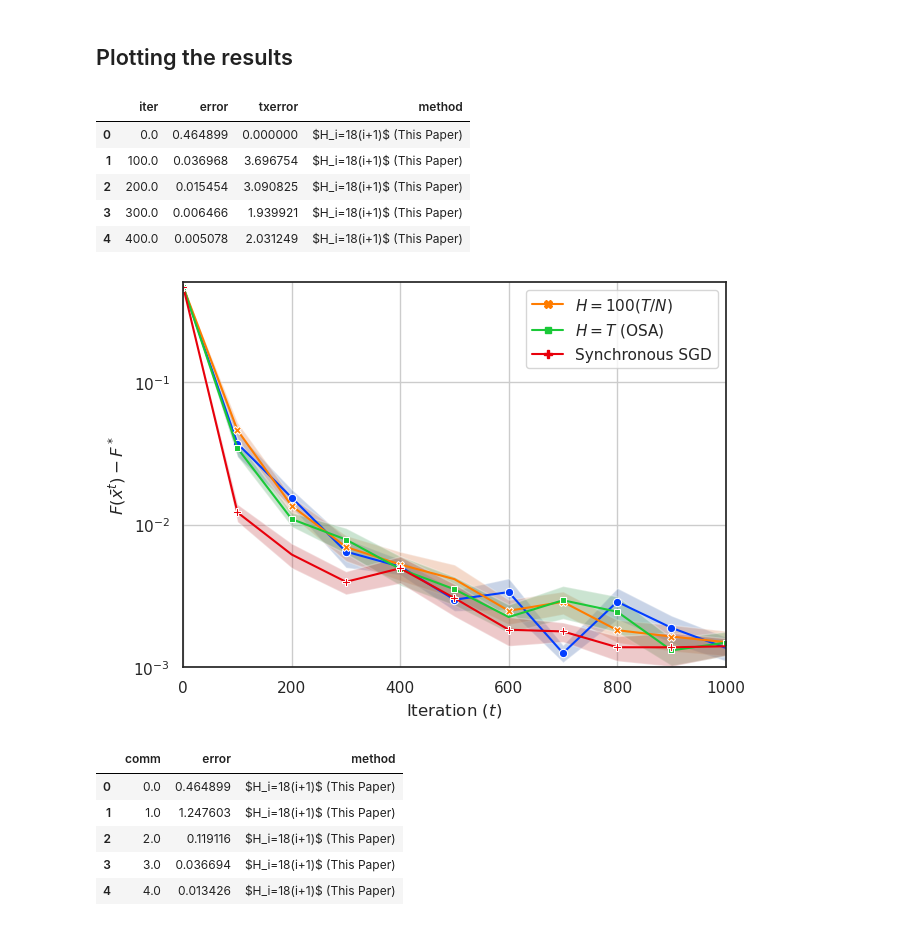
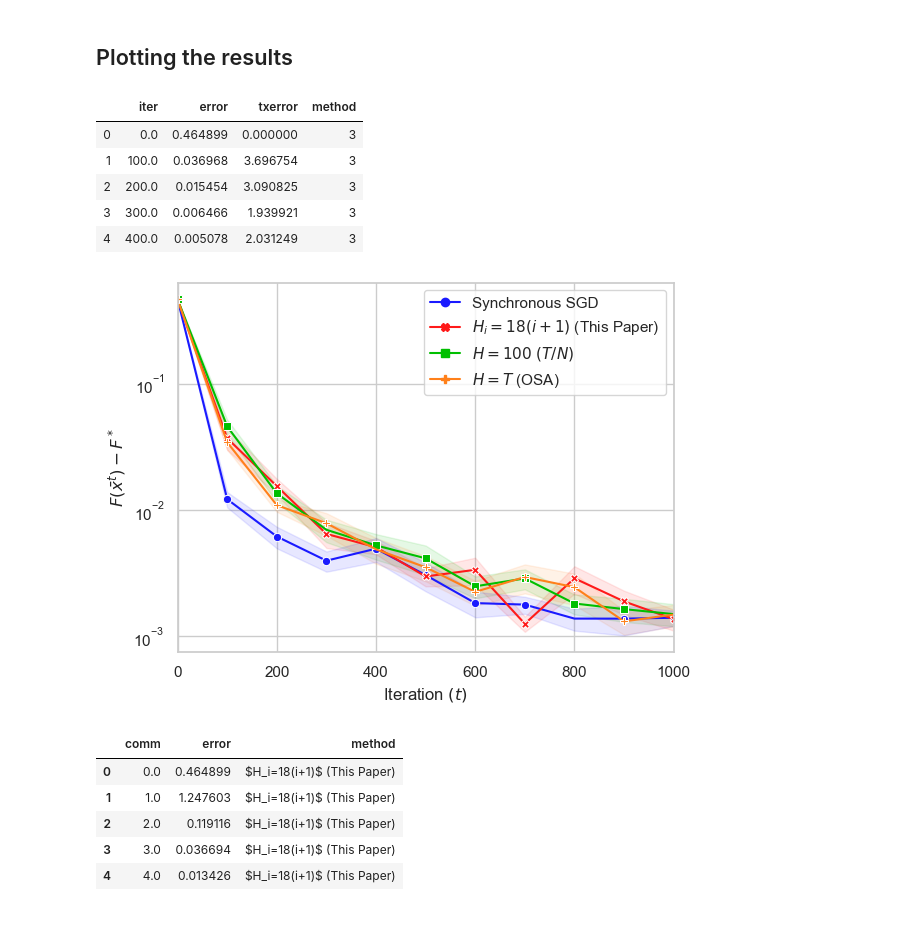
Before and after one commit to spiridonoff/Local-SGD, a Jupyter notebook: logistic_regression.ipynb, the cells around one changed output. Cells and saved outputs as stored; diff of their text form; code cells hidden in the pictures.

```diff
--- a/logistic_regression.ipynb
+++ b/logistic_regression.ipynb
@@ -337,7 +337,7 @@ def get_comms(method, arg, N=None, T=None):
         H = arg.T/R
         print(f"H={H}")
         comms = [int(np.ceil(H*r)) for r in range(R+1) if H*r <= T]
-        plot_labels[method] = r'$H=%d (T/N)$' %H
+        plot_labels[method] = r'$H=%d$ $(T/N)$' %H
 
     elif method == 5:
         comms = [0,T]
@@ -507,8 +510,8 @@ dict_keys(['iter_avg_dict', 'iter_std_dict', 'comm_dict', 'arg', 'plot_labels'])
 # %%
 sns.reset_defaults()
 sns.set(
-    rc={'figure.figsize':(7,5)},
-    style="white" # nicer layout
+#     rc={'figure.figsize':(7,5)},
+    style="whitegrid" # nicer layout
 )
 # %%
 # Combining the outputs in one dataframe for Seaborn
@@ -528,47 +531,60 @@ for m in methods:
 #     txerrors_std = np.append(txerrors_std, iter_std_dict[m]*(arg.plot_every*np.arange(len(iter_std_dict[m]))))
 
     iterations = np.append(iterations, arg.plot_every*np.arange(len(iter_avg_dict[m])))
-    methods_list += [plot_labels[m]]*len(iter_avg_dict[m])
+#     methods_list += [plot_labels[m]]*len(iter_avg_dict[m])
+    methods_list += [m]*len(iter_avg_dict[m])
 
 
 iter_df = pd.DataFrame({'iter': iterations, 'error': errors, 'txerror': txerrors, 'method': methods_list}) #, 'std': errors_std,  'txstd': txerrors_std})
 iter_df.head()
 # %% [output]
 |  | iter | error | txerror | method |
-| 0 | 0.0 | 0.464899 | 0.000000 | $H_i=18(i+1)$ (This Paper) |
-| 1 | 100.0 | 0.036968 | 3.696754 | $H_i=18(i+1)$ (This Paper) |
-| 2 | 200.0 | 0.015454 | 3.090825 | $H_i=18(i+1)$ (This Paper) |
-| 3 | 300.0 | 0.006466 | 1.939921 | $H_i=18(i+1)$ (This Paper) |
-| 4 | 400.0 | 0.005078 | 2.031249 | $H_i=18(i+1)$ (This Paper) |
+| 0 | 0.0 | 0.464899 | 0.000000 | 3 |
+| 1 | 100.0 | 0.036968 | 3.696754 | 3 |
+| 2 | 200.0 | 0.015454 | 3.090825 | 3 |
+| 3 | 300.0 | 0.006466 | 1.939921 | 3 |
+| 4 | 400.0 | 0.005078 | 2.031249 | 3 |
 # %%
+plot_colors = {0:(0.1, 0.1, 1),
+               3:(1, 0.1, 0.1),
+               4: (0,.75,0),
+               5:(1,.5,0.1)}
+
 ax = sns.lineplot(x = 'iter', y= 'error', data = iter_df,
-                  hue = 'method', palette = 'bright', style = 'method',  markers = True, dashes = False,   markevery=0.1)
+                  hue = 'method',
+#                   palette = 'bright',
+                  palette = plot_colors,
+                  style = 'method',
+                  markers = True, dashes = False,   markevery=0.1)
+
 
 # plt.plot(arg.plot_every*np.arange(len(iter_error_cen)),iter_error_cen - arg.f_min)
 
-plt.gca().set_prop_cycle(None)
+# plt.gca().set_prop_cycle(None)
 for m in methods:
     iter_std = iter_std_dict[m]
     plt.fill_between(
         arg.plot_every*np.arange(len(iter_std)),
         (iter_avg_dict[m] - arg.f_min - iter_std),
         (iter_avg_dict[m] - arg.f_min + iter_std),
-        alpha=0.3)
+        alpha=0.1,
+        color = plot_colors[m],
+    )
 
 plt.yscale('log')
-plt.grid()
+plt.grid(True)
 plt.xlabel(r'Iteration $(t)$')
 plt.ylabel(r'$F(\bar x^t) - F^*$')
 
-plt.ylim([1e-3,5e-1])
+# plt.ylim([5e-4,1e0])
 plt.xlim([0,1000])
 
 handles, labels = ax.get_legend_handles_labels()
-ax.legend(handles=handles[1:], labels=labels[1:])
+ax.legend(handles=handles[1:], labels=[plot_labels[int(m)] for m in labels[1:]])
 # plt.savefig('iteration_n{}_T{}_{}x_nsqip.png'.format(n,T,reps), dpi=240, transparent=False, bbox_inches='tight')
 plt.show()
 # %% [output]
-[figure, old version]
+[figure, new version]
 # %%
 # Combining the outputs in one dataframe for Seaborn
 errors = []
```
Also changed, not shown: parts of 1 cell of this notebook.
